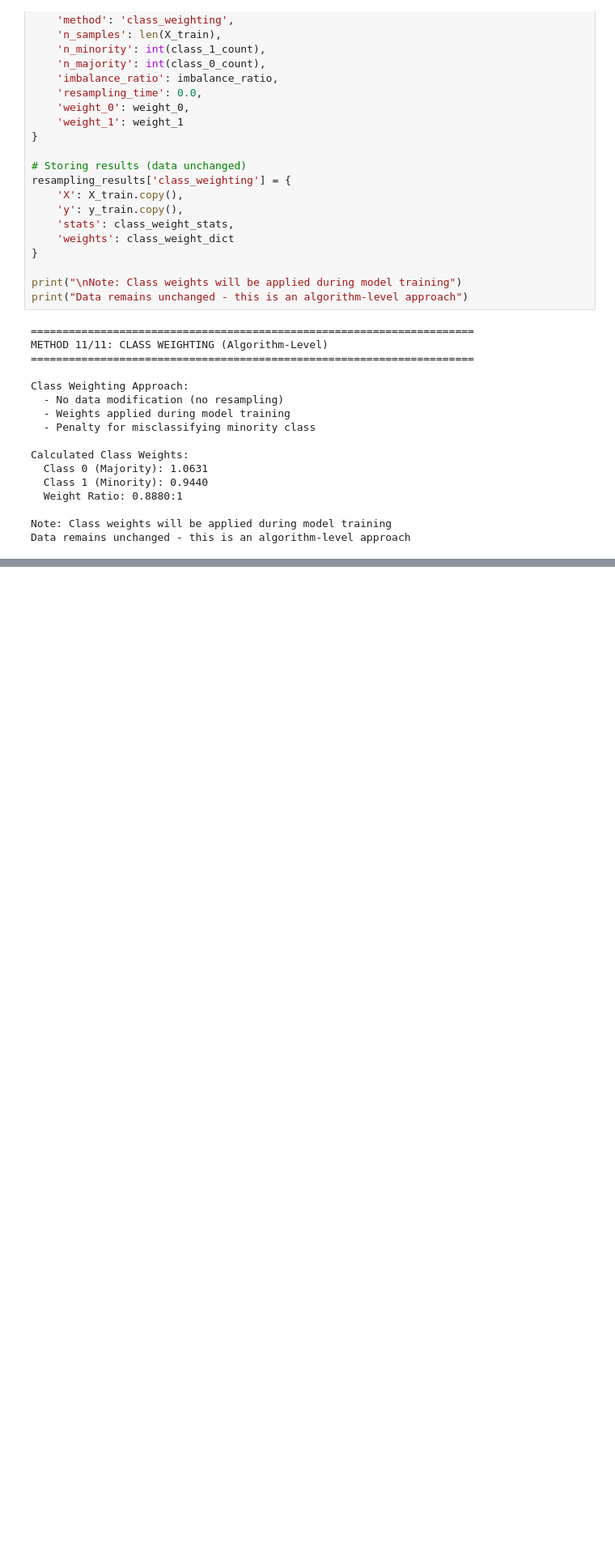
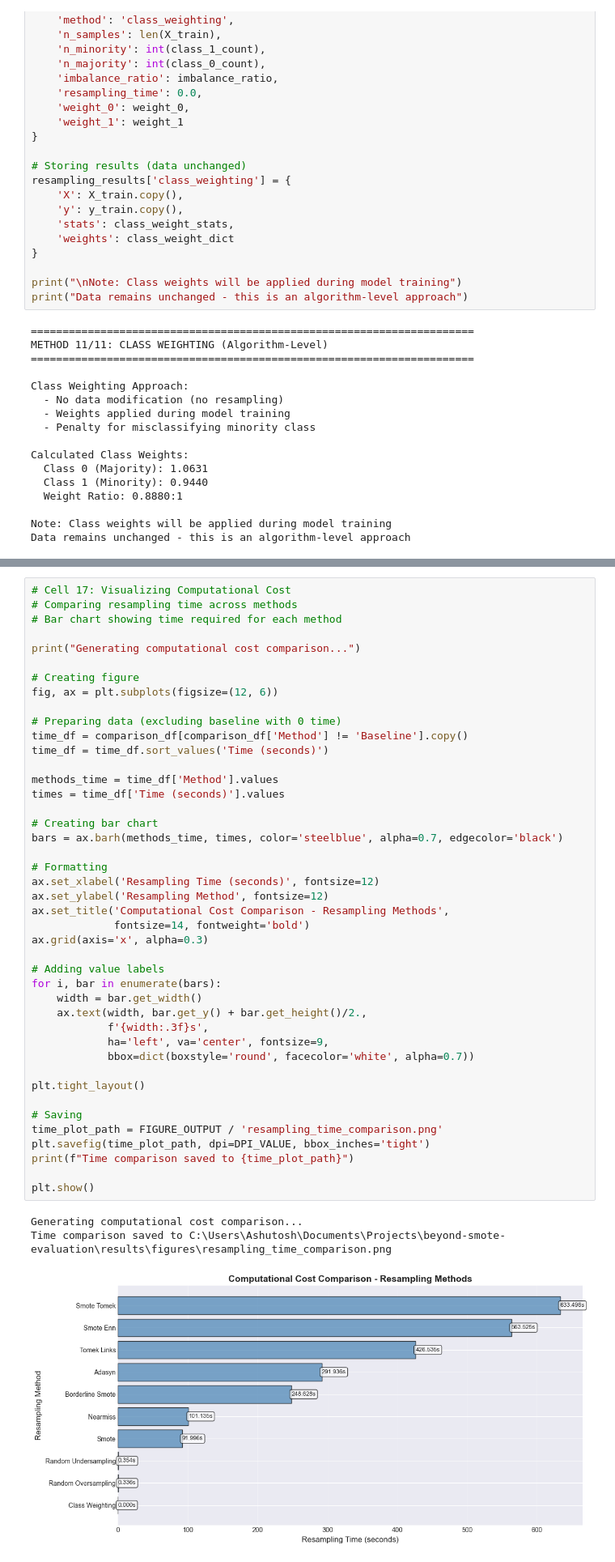
Before and after one commit to ashu-tagore/beyond_smote_evaluation, a Jupyter notebook: notebooks/03_Resampling_Methods.ipynb, the cells around one changed output, grey strips where cells are left out. Shown: that part at 81% size. Cells and saved outputs as stored; diff of their text form; blank space fills up the shorter version.

```diff
--- a/notebooks/03_Resampling_Methods.ipynb
+++ b/notebooks/03_Resampling_Methods.ipynb
@@ -975,0 +1104,47 @@ Data remains unchanged - this is an algorithm-level approach
+# %%
+# Cell 17: Visualizing Computational Cost
+# Comparing resampling time across methods
+# Bar chart showing time required for each method
+
+print("Generating computational cost comparison...")
+
+# Creating figure
+fig, ax = plt.subplots(figsize=(12, 6))
+
+# Preparing data (excluding baseline with 0 time)
+time_df = comparison_df[comparison_df['Method'] != 'Baseline'].copy()
+time_df = time_df.sort_values('Time (seconds)')
+
+methods_time = time_df['Method'].values
+times = time_df['Time (seconds)'].values
+
+# Creating bar chart
+bars = ax.barh(methods_time, times, color='steelblue', alpha=0.7, edgecolor='black')
+
+# Formatting
+ax.set_xlabel('Resampling Time (seconds)', fontsize=12)
+ax.set_ylabel('Resampling Method', fontsize=12)
+ax.set_title('Computational Cost Comparison - Resampling Methods',
+             fontsize=14, fontweight='bold')
+ax.grid(axis='x', alpha=0.3)
+
+# Adding value labels
+for i, bar in enumerate(bars):
+    width = bar.get_width()
+    ax.text(width, bar.get_y() + bar.get_height()/2.,
+            f'{width:.3f}s',
+            ha='left', va='center', fontsize=9,
+            bbox=dict(boxstyle='round', facecolor='white', alpha=0.7))
+
+plt.tight_layout()
+
+# Saving
+time_plot_path = FIGURE_OUTPUT / 'resampling_time_comparison.png'
+plt.savefig(time_plot_path, dpi=DPI_VALUE, bbox_inches='tight')
+print(f"Time comparison saved to {time_plot_path}")
+
+plt.show()
+# %% [output]
+Generating computational cost comparison...
+Time comparison saved to C:\Users\Ashutosh\Documents\Projects\beyond-smote-evaluation\results\figures\resampling_time_comparison.png
+[figure, added]
```
Also changed, not shown: parts of 7 cells of this notebook, 1 other file.
